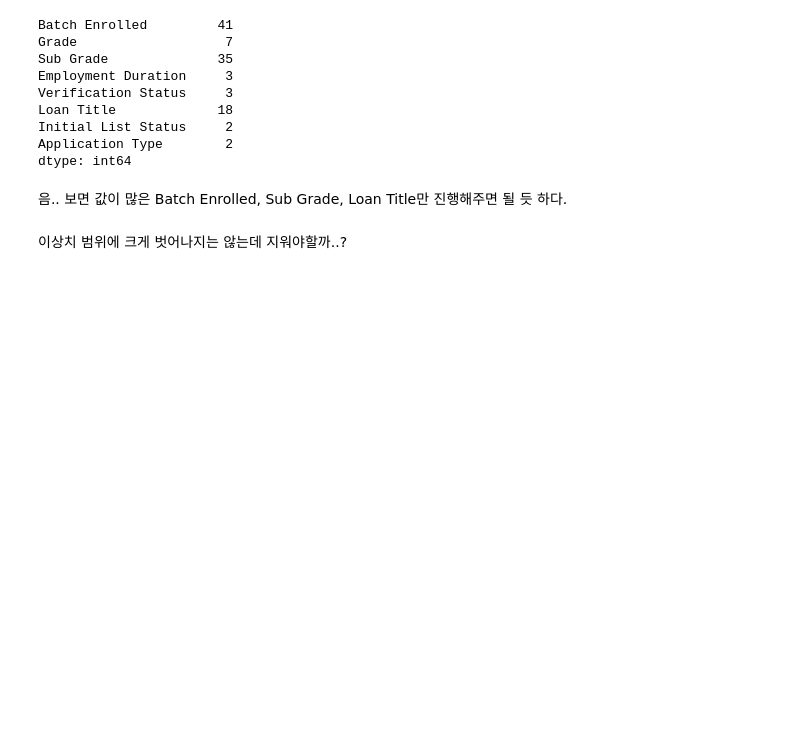
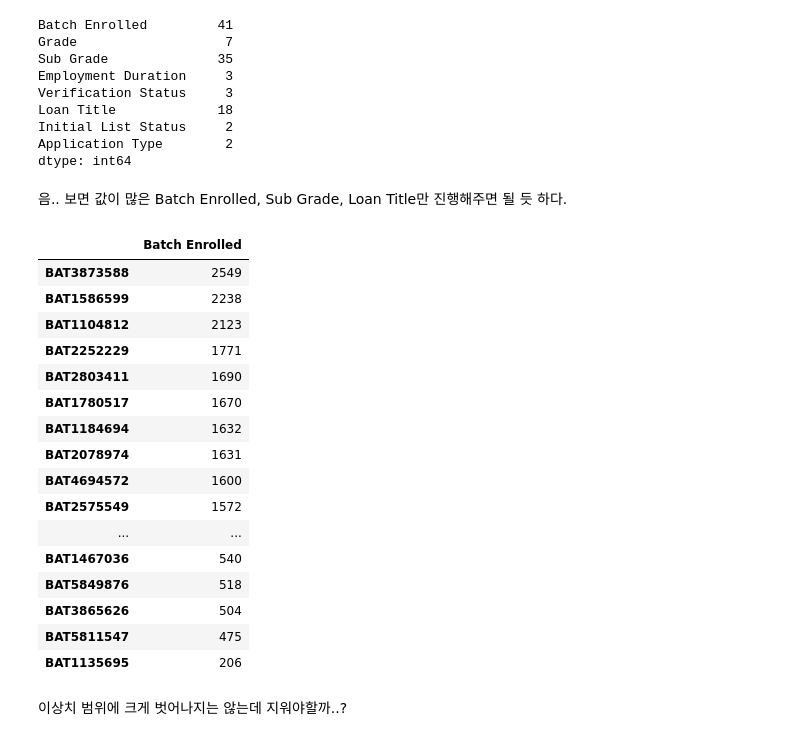
Before and after one commit to lynnchoi0126/LoanDefaultPrediction, a Jupyter notebook: Loan_Default_Predict.ipynb, the cells around one changed output. Drawn from its saved outputs; the diff is of its cells as text; code cells hidden in the pictures; blank space fills up the shorter version.

```diff
--- a/Loan_Default_Predict.ipynb
+++ b/Loan_Default_Predict.ipynb
@@ -401,6 +391,26 @@ Application Type        2
 dtype: int64
 # %% [markdown]
 음.. 보면 값이 많은 Batch Enrolled, Sub Grade, Loan Title만 진행해주면 될 듯 하다.
+# %%
+pd.DataFrame(train['Batch Enrolled'].value_counts())
+# %% [output]
+|  | Batch Enrolled |
+| BAT3873588 | 2549 |
+| BAT1586599 | 2238 |
+| BAT1104812 | 2123 |
+| BAT2252229 | 1771 |
+| BAT2803411 | 1690 |
+| BAT1780517 | 1670 |
+| BAT1184694 | 1632 |
+| BAT2078974 | 1631 |
+| BAT4694572 | 1600 |
+| BAT2575549 | 1572 |
+| ... | ... |
+| BAT1467036 | 540 |
+| BAT5849876 | 518 |
+| BAT3865626 | 504 |
+| BAT5811547 | 475 |
+| BAT1135695 | 206 |
 # %%
 be_df = pd.DataFrame(train['Batch Enrolled'].value_counts())
 loc = find_outliers_IQR(be_df['Batch Enrolled'])
```
Also changed, not shown: parts of 39 cells of this notebook, 2 other files.
